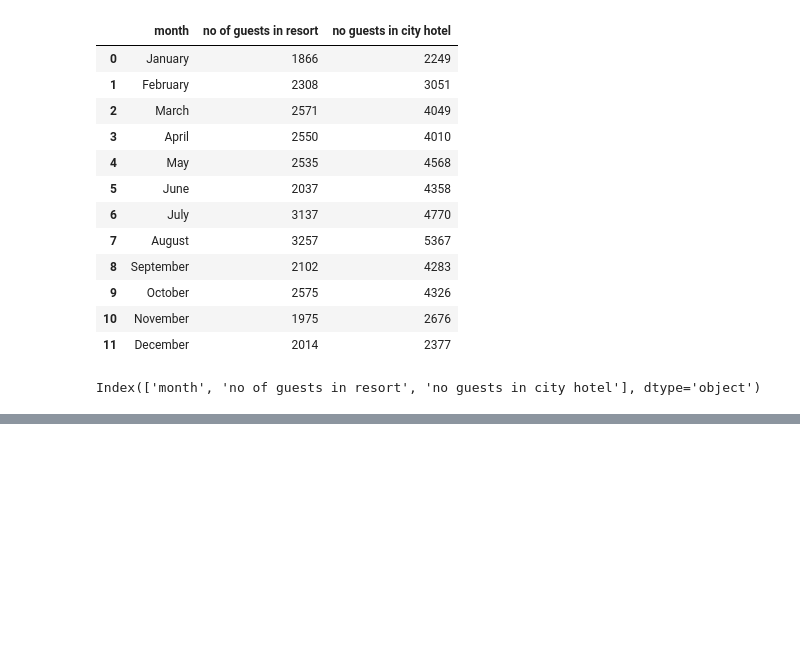
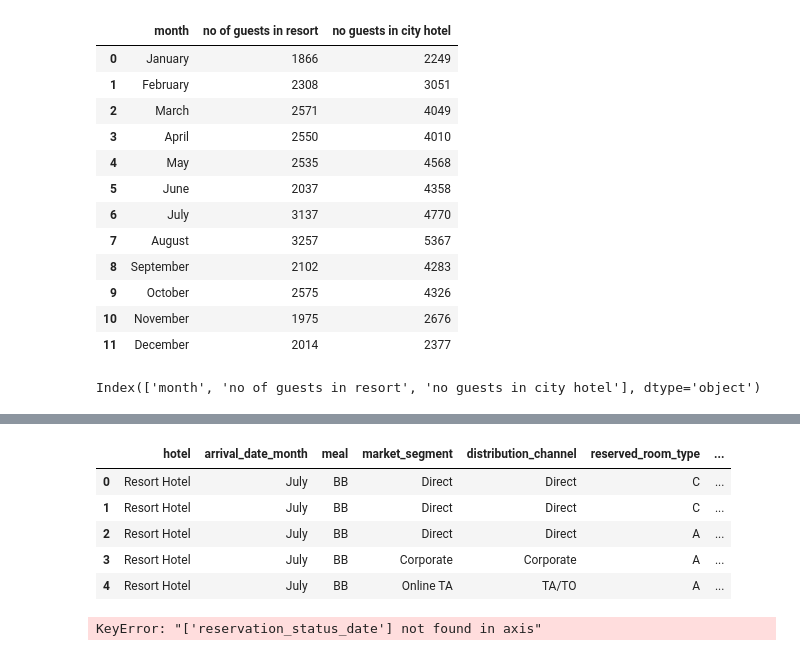
Before and after one commit to mehediitdba/ALL_PROJECT, a Jupyter notebook: Machine_Learning_Real_World_projects_in_Python/File-01_T_09.ipynb, the cells around one changed output, grey strips where cells are left out. Saved outputs shown, nothing was run; the diff lists cells and outputs as text; code cells hidden in the pictures; blank space fills up the shorter version.

```diff
--- a/Machine_Learning_Real_World_projects_in_Python/File-01_T_09.ipynb
+++ b/Machine_Learning_Real_World_projects_in_Python/File-01_T_09.ipynb
@@ -425,0 +623,19 @@ px.line(final_rush,x='month', y=['no of guests in resort', 'no guests in city ho
+# %%
+data_cat['reservation_status_date']=pd.to_datetime(data_cat['reservation_status_date'])
+# %%
+data_cat['year']=data_cat['reservation_status_date'].dt.year
+data_cat['month']=data_cat['reservation_status_date'].dt.month
+data_cat['day']=data_cat['reservation_status_date'].dt.day
+# %%
+data_cat.head()
+# %% [output]
+|  | hotel | arrival_date_month | meal | market_segment | distribution_channel | reserved_room_type | ... |
+| 0 | Resort Hotel | July | BB | Direct | Direct | C | ... |
+| 1 | Resort Hotel | July | BB | Direct | Direct | C | ... |
+| 2 | Resort Hotel | July | BB | Direct | Direct | A | ... |
+| 3 | Resort Hotel | July | BB | Corporate | Corporate | A | ... |
+| 4 | Resort Hotel | July | BB | Online TA | TA/TO | A | ... |
+# %%
+data_cat.drop('reservation_status_date', axis=1,inplace=True)
+# %% [output]
+KeyError: "['reservation_status_date'] not found in axis"
```
Also changed, not shown: parts of 22 cells of this notebook, 9 other files.
